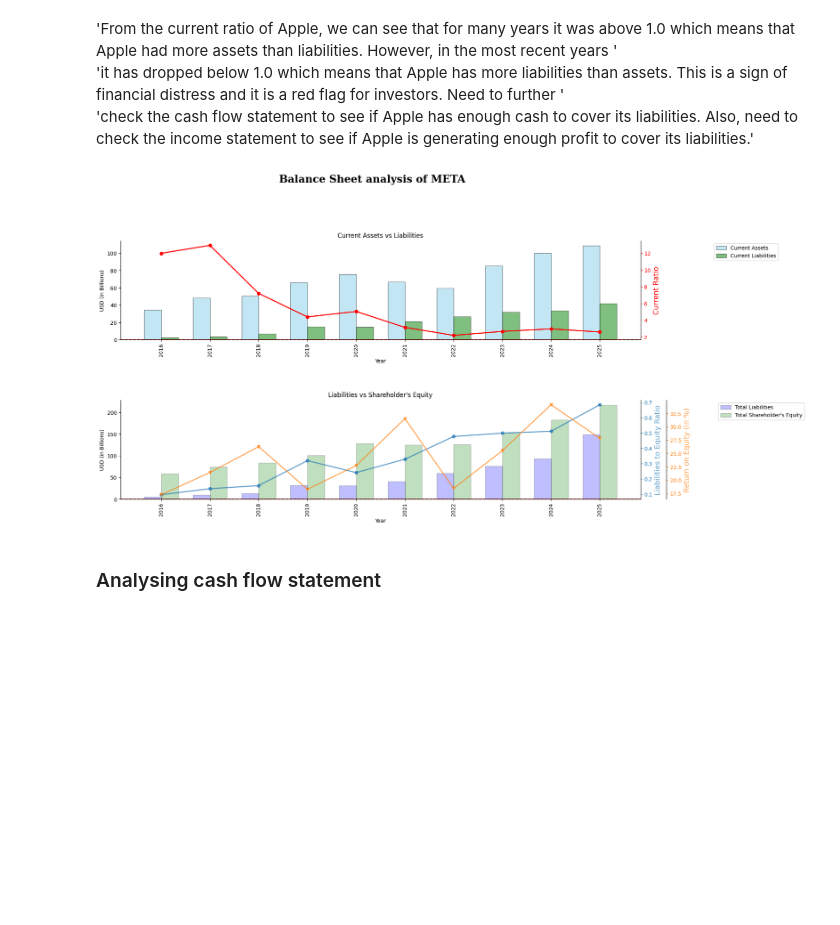
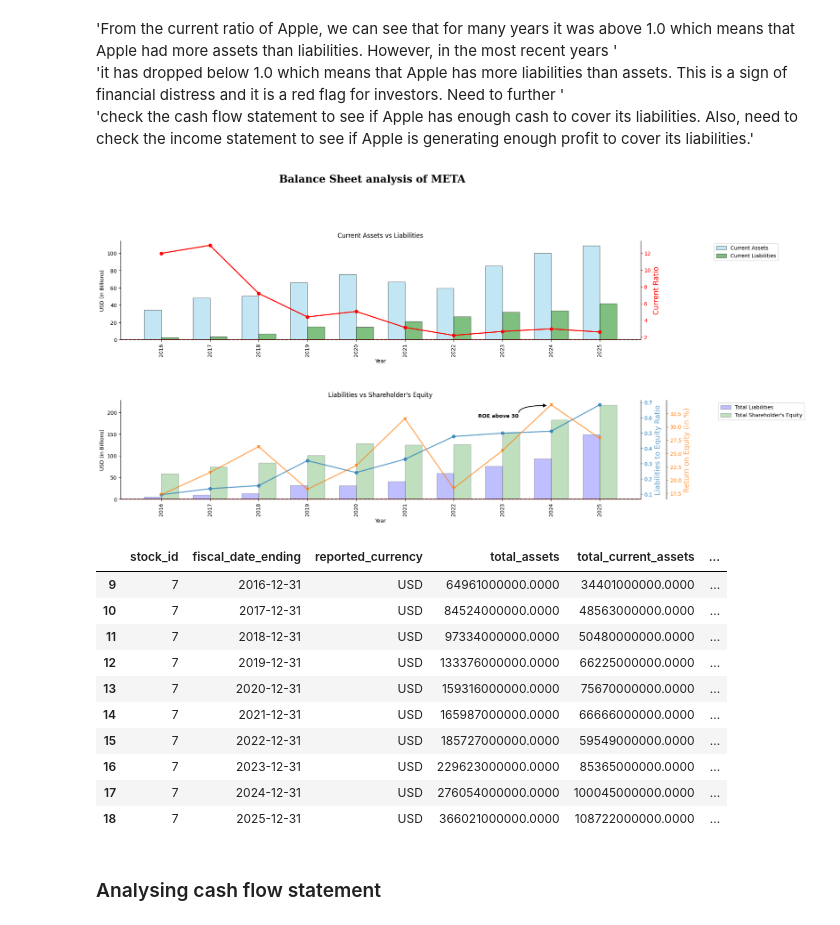
Before and after one commit to kumarbyes/project_stock_analysis, a Jupyter notebook: analaysis_using_pandas/exploratory_data_anaysis.ipynb, the cells around one changed output. Saved outputs shown, nothing was run; the diff lists cells and outputs as text; code cells hidden in the pictures; blank space fills up the shorter version.

```diff
--- a/analaysis_using_pandas/exploratory_data_anaysis.ipynb
+++ b/analaysis_using_pandas/exploratory_data_anaysis.ipynb
@@ -121,7 +121,7 @@ proves the operating excellence of apple. Infact, the
 cost of goods sold has decreased over the last 5 years
 with increasing revenue.
 # %%
-tickername = 'META'
+tickername = 'AAPL'
 # %% [markdown]
 ### Analysing income statement
 # %%
@@ -443,9 +471,9 @@ def generate_balance_sheet_report(tickername,income_df_annual,title,last_x_years
     ax5.yaxis.label.set_color('#ff7f0e')
     ax5.yaxis.label.set_alpha(0.7)
     ax5.tick_params(axis='y', colors='#ff7f0e')
-    ax5.annotate('ROE close to 200 is very high',
-                xy=(2021.8, 200),
-                xytext=(2017,200),
+    ax5.annotate('ROE above 30',
+                xy=(2023.9, 34),
+                xytext=(2022.5,32),
                 arrowprops=dict(facecolor='black',
                                 width=0.5,
                                 headwidth=6,
@@ -468,8 +496,23 @@ def generate_balance_sheet_report(tickername,income_df_annual,title,last_x_years
     '''
     return bal_df_annual,fig
 # %%
+tickername = "META"
 bal_df,bal_fig = generate_balance_sheet_report(tickername,income_df,f"Balance Sheet analysis of {tickername}",last_x_years=10)
 # %% [output]
-[figure, old version]
+[figure, new version]
+# %%
+bal_df
+# %% [output]
+|  | stock_id | fiscal_date_ending | reported_currency | total_assets | total_current_assets | ... |
+| 9 | 7 | 2016-12-31 | USD | 64961000000.0000 | 34401000000.0000 | ... |
+| 10 | 7 | 2017-12-31 | USD | 84524000000.0000 | 48563000000.0000 | ... |
+| 11 | 7 | 2018-12-31 | USD | 97334000000.0000 | 50480000000.0000 | ... |
+| 12 | 7 | 2019-12-31 | USD | 133376000000.0000 | 66225000000.0000 | ... |
+| 13 | 7 | 2020-12-31 | USD | 159316000000.0000 | 75670000000.0000 | ... |
+| 14 | 7 | 2021-12-31 | USD | 165987000000.0000 | 66666000000.0000 | ... |
+| 15 | 7 | 2022-12-31 | USD | 185727000000.0000 | 59549000000.0000 | ... |
+| 16 | 7 | 2023-12-31 | USD | 229623000000.0000 | 85365000000.0000 | ... |
+| 17 | 7 | 2024-12-31 | USD | 276054000000.0000 | 100045000000.0000 | ... |
+| 18 | 7 | 2025-12-31 | USD | 366021000000.0000 | 108722000000.0000 | ... |
 # %% [markdown]
 ### Analysing cash flow statement
```
Also changed, not shown: parts of 8 cells of this notebook, 4 other files.
